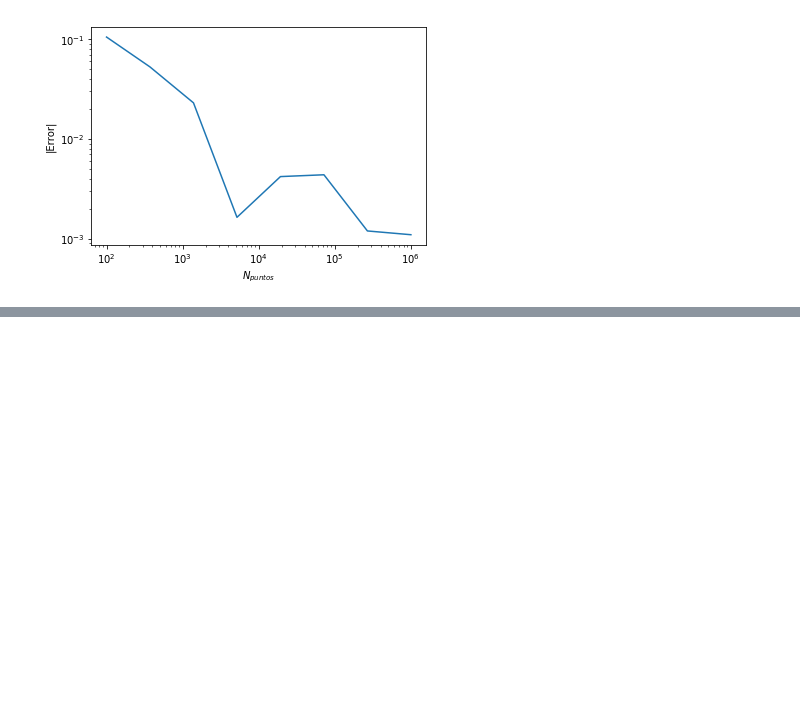
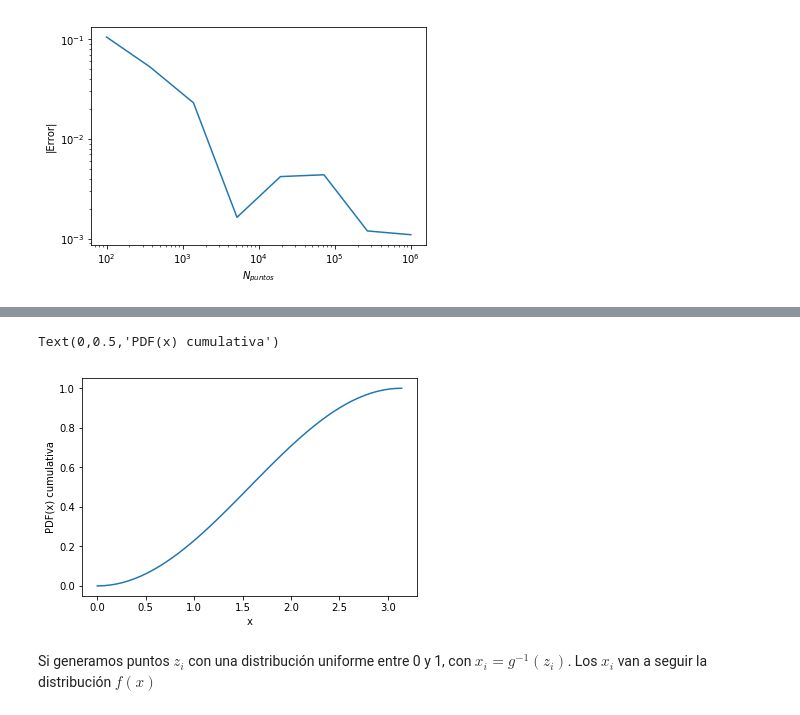
Before and after one commit to irecio/MetodoComputacionales, a Jupyter notebook: Week3/Lecture2.ipynb, the cells around one changed output, grey strips where cells are left out. Cells and saved outputs as stored; diff of their text form; code cells hidden in the pictures; blank space fills up the shorter version.

```diff
--- a/Week3/Lecture2.ipynb
+++ b/Week3/Lecture2.ipynb
@@ -97,0 +162,12 @@ Text(0,0.5,'|Error|')
+# %%
+def CumulFunction(x):
+    return -0.5*np.cos(x) + 0.5
+# %%
+plt.plot(x, CumulFunction(x))
+plt.xlabel('x')
+plt.ylabel('PDF(x) cumulativa')
+# %% [output]
+Text(0,0.5,'PDF(x) cumulativa')
+[figure, added]
+# %% [markdown]
+Si generamos puntos $z_{i}$ con una distribución uniforme entre 0 y 1, con $x_{i} = g^{-1}(z_{i})$. Los $x_{i}$ van a seguir la distribución $f(x)$
```
Also changed, not shown: parts of 17 cells of this notebook.
